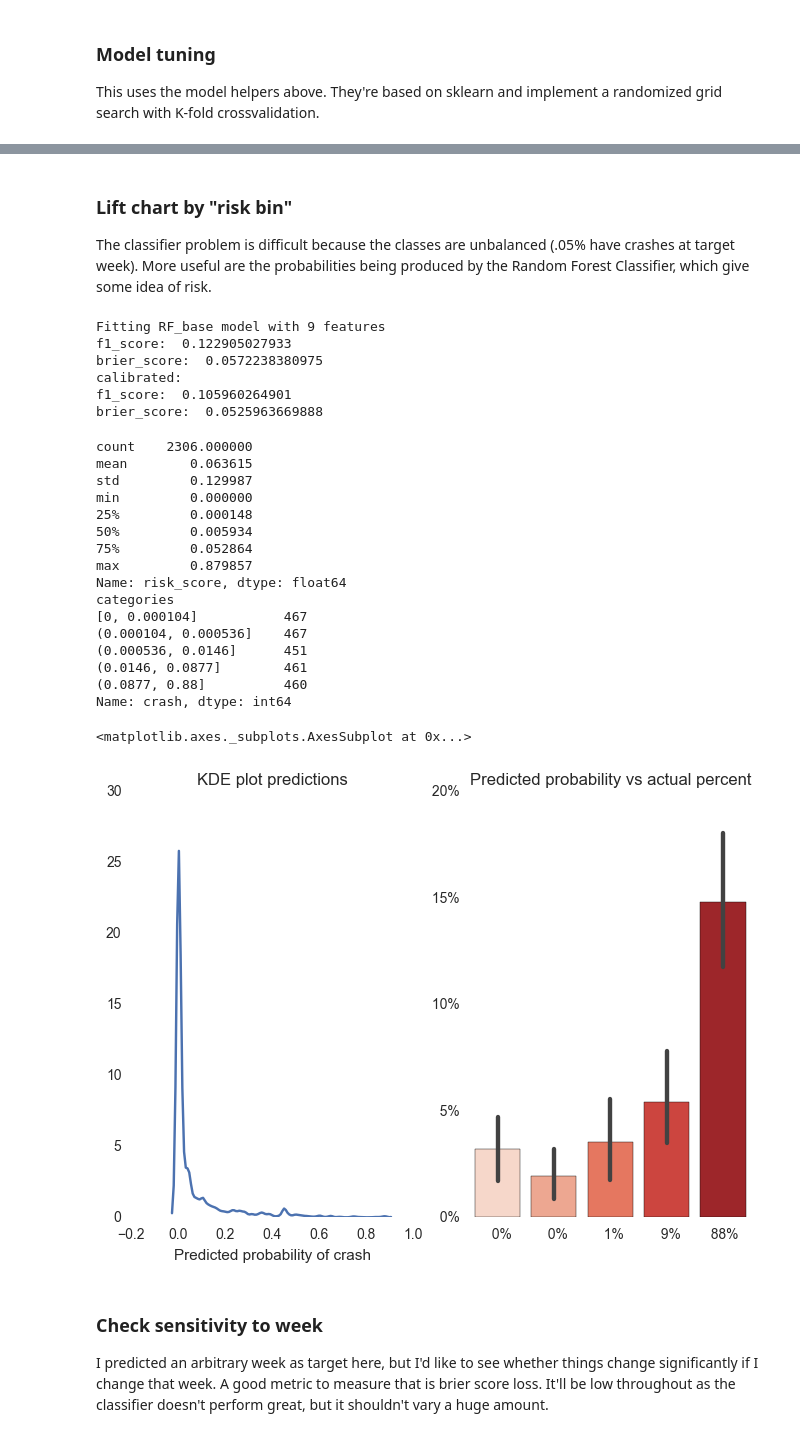
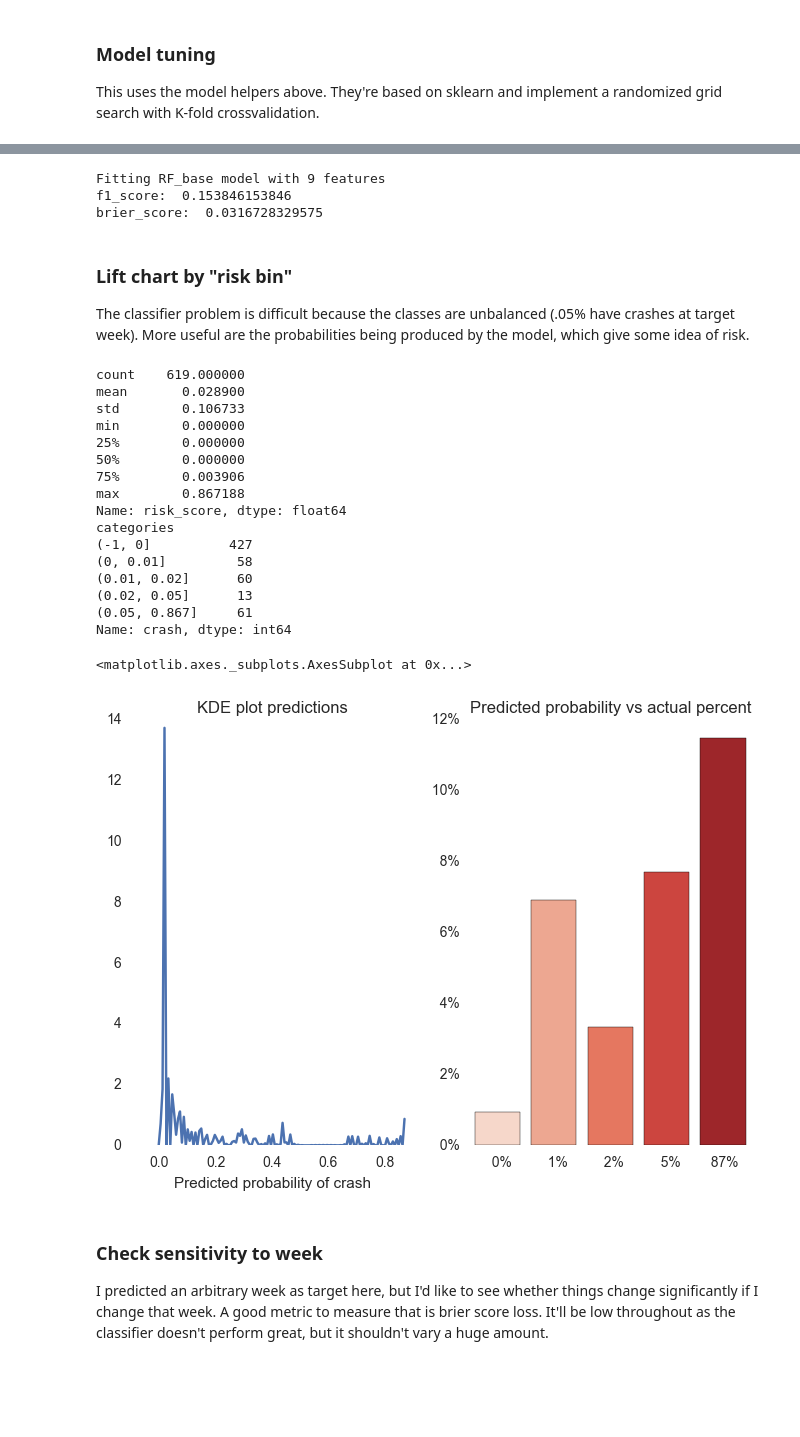
Before and after one commit to insight-lane/crash-model, a Jupyter notebook: benchmark/crash_pred_model_time.ipynb, the cells around one changed output, grey strips where cells are left out. Saved outputs shown, nothing was run; the diff lists cells and outputs as text; code cells hidden in the pictures; blank space fills up the shorter version.

Commit message:
fix based on updated crash data

```diff
--- a/benchmark/crash_pred_model_time.ipynb
+++ b/benchmark/crash_pred_model_time.ipynb
@@ -345,11 +345,20 @@ tune.grid_results
+# %%
+# Run test
+test = Tester(df)
+test.init_tuned(tune)
+test.run_tuned('RF_base', cal=False)
+# %% [output]
+Fitting RF_base model with 9 features
+f1_score:  0.153846153846
+brier_score:  0.0316728329575
 # %% [markdown]
 ### Lift chart by "risk bin"
-The classifier problem is difficult because the classes are unbalanced (.05% have crashes at target week).  More useful are the probabilities being produced by the Random Forest Classifier, which give some idea of risk.
+The classifier problem is difficult because the classes are unbalanced (.05% have crashes at target week).  More useful are the probabilities being produced by the model, which give some idea of risk.
 # %%
 def lift_chart(x_col, y_col, data, ax=None):
 
     p = sns.barplot(x=x_col, y=y_col, data=data,
-                    palette='Reds', ax = None)
+                    palette='Reds', ax = None, ci=None)
     vals = p.get_yticks()
     p.set_yticklabels(['{:3.0f}%'.format(i*100) for i in vals])
     xvals = [x.get_text().split(',')[-1].strip(']') for x in p.get_xticklabels()]
@@ -368,38 +377,27 @@ def density(data, score, ax=None):
     p.set_xlabel('Predicted probability of crash')
     p.set_title('KDE plot predictions')
     return(p)
-# %%
-test = Tester(df)
-test.init_tuned(tune)
-test.run_tuned('RF_base')
-# %% [output]
-Fitting RF_base model with 9 features
-f1_score:  0.122905027933
-brier_score:  0.0572238380975
-calibrated:
-f1_score:  0.105960264901
-brier_score:  0.0525963669888
 # %%
 risk_scores = test.rundict['RF_base']['m_fit'].predict_proba(test.data.test_x[features])[:,1]
 risk_df = pd.DataFrame({'risk_score':risk_scores, 'crash':test.data.test_y})
 print risk_df.risk_score.describe()
-risk_df['categories'] = pd.qcut(risk_df['risk_score'], 5)
+risk_df['categories'] = pd.cut(risk_df['risk_score'], bins=[-1, 0, .01, .02, .05, max(risk_scores)])
 risk_mean = risk_df.groupby('categories')['crash'].count()
 print risk_mean
 # %% [output]
-count    2306.000000
-mean        0.063615
-std         0.129987
-min         0.000000
-25%         0.000148
-50%         0.005934
-75%         0.052864
-max         0.879857
+count    619.000000
+mean       0.028900
+std        0.106733
+min        0.000000
+25%        0.000000
+50%        0.000000
+75%        0.003906
+max        0.867188
 Name: risk_score, dtype: float64
 categories
-[0, 0.000104]           467
-(0.000104, 0.000536]    467
-(0.000536, 0.0146]      451
-(0.0146, 0.0877]        461
-(0.0877, 0.88]          460
+(-1, 0]          427
+(0, 0.01]         58
+(0.01, 0.02]      60
+(0.02, 0.05]      13
+(0.05, 0.867]     61
 Name: crash, dtype: int64
@@ -408,10 +404,11 @@ extremes = test.data.test_x.loc[risk_df[risk_df['risk_score']>.8].index].segment
 # %%
 fig, axes = plt.subplots(1, 2)
-lift_chart('categories', 'crash', risk_df, ax=axes[1])
+lift_chart('categories', 'crash', risk_df,
+           ax=axes[1])
 density(risk_df, 'risk_score', ax=axes[0])
 # %% [output]
 <matplotlib.axes._subplots.AxesSubplot at 0x...>
-[figure, old version]
+[figure, new version]
 # %%
 # output predictions
 # predict on all segments
```
Also changed, not shown: parts of 7 cells of this notebook.
